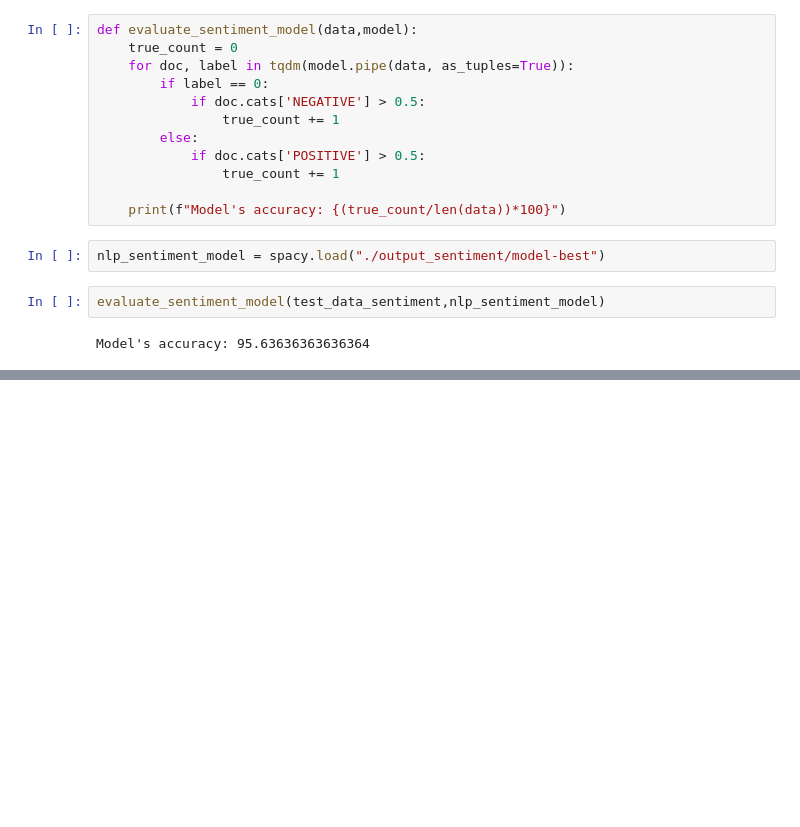
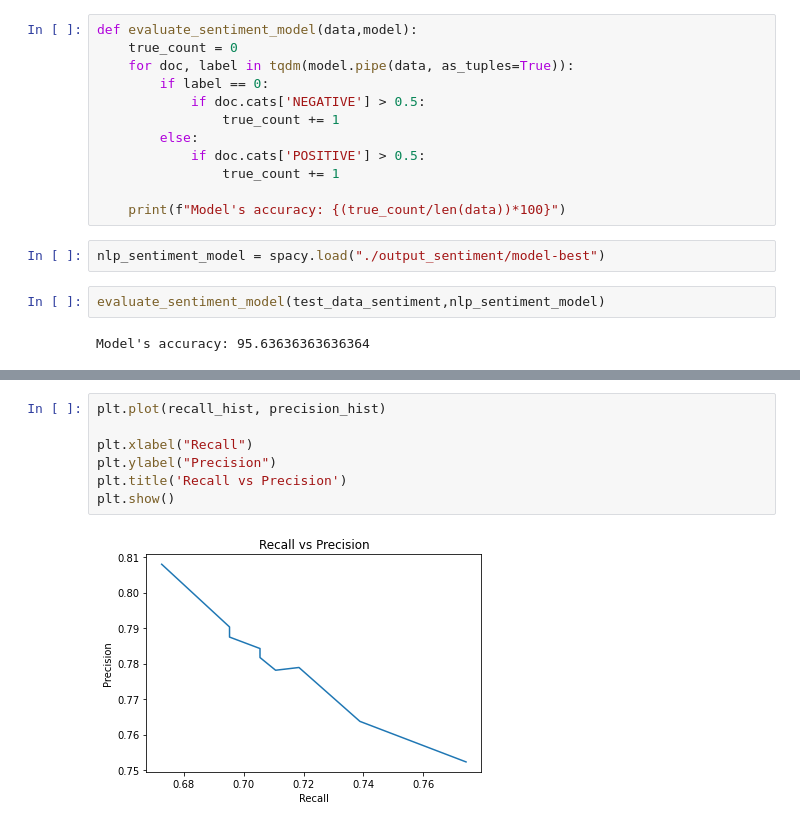
Before and after one commit to Fiquee/healthcare-chatbot, a Jupyter notebook: Data Preprocessing.ipynb, the cells around one changed output, grey strips where cells are left out. Drawn from its saved outputs; the diff is of its cells as text; blank space fills up the shorter version.

```diff
--- a/Data Preprocessing.ipynb
+++ b/Data Preprocessing.ipynb
@@ -454,0 +414,9 @@ print(sentiment_doc.cats)
+# %%
+plt.plot(recall_hist, precision_hist)
+
+plt.xlabel("Recall")
+plt.ylabel("Precision")
+plt.title('Recall vs Precision')
+plt.show()
+# %% [output]
+[figure, added]
```
Also changed, not shown: parts of 18 cells of this notebook, 7 other files.
